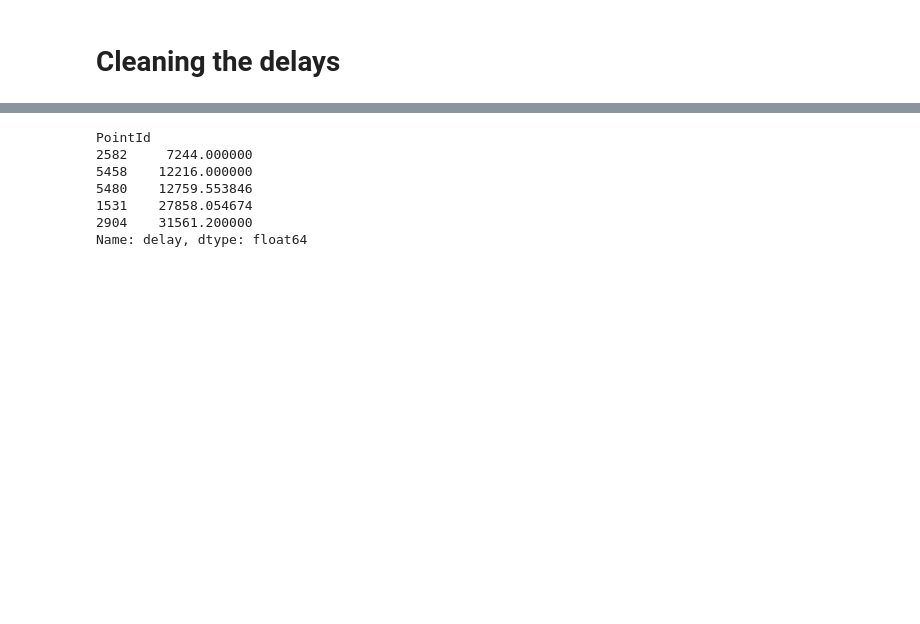
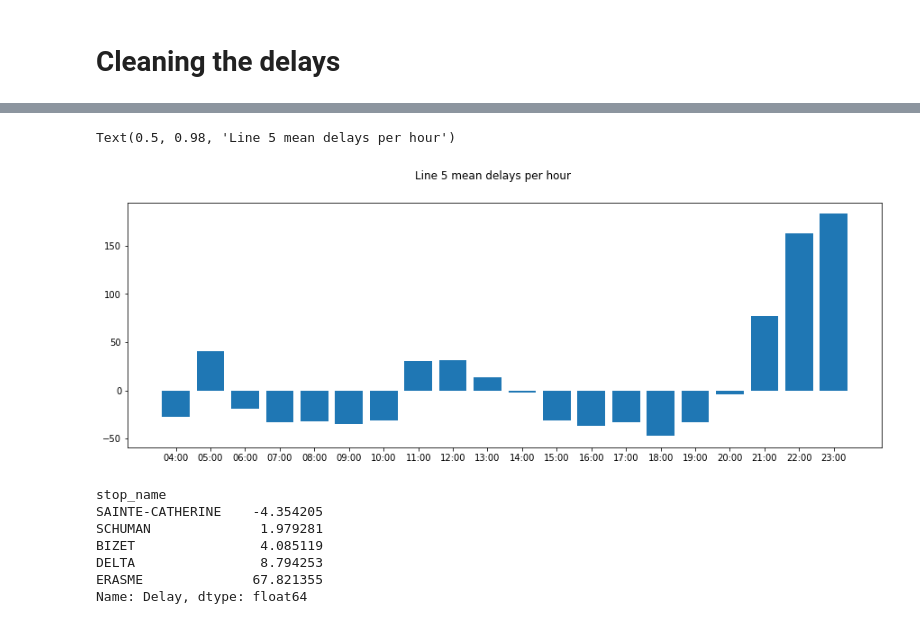
Before and after one commit to abroniewski/STIB-Hach-My-Ride, a Jupyter notebook: notebooks/assignment_2.ipynb, the cells around one changed output, grey strips where cells are left out. Drawn from its saved outputs; the diff is of its cells as text; code cells hidden in the pictures; blank space fills up the shorter version.

```diff
--- a/notebooks/assignment_2.ipynb
+++ b/notebooks/assignment_2.ipynb
@@ -291,0 +583,5 @@ See the caveats in the documentation: https://pandas.pydata.org/pandas-docs/stab
+# %%
+final_delays = pd.read_csv('/content/drive/MyDrive/hach-my-ride/final_filtered_delays.csv')
+# %%
+final_delays = final_delays.merge(stops[['stop_name', 'stop_id']], left_on='CurrentStop', right_on='stop_id')
+final_delays = final_delays.drop(columns=['stop_id'])
@@ -291,0 +597,5 @@ See the caveats in the documentation: https://pandas.pydata.org/pandas-docs/stab
+# %%
+# creating the hour_interval column to know in which hour is the delay
+final_delays['hour_interval'] = final_delays['Hour'].apply(lambda x: str(x.split(':')[0] + ':00'))
+# %%
+line5 = final_delays[final_delays['LineId'] == 5]
@@ -292,14 +611,27 @@ See the caveats in the documentation: https://pandas.pydata.org/pandas-docs/stab
+# %%
+# What point of the day do we have the biggest delays for line 5?
+
+line5_delay = line5.groupby('hour_interval', as_index=False)['Delay'].mean()
+line5_delay['hour_interval'].values
+line5_delay['Delay'].values
+
+fig, ax = plt.subplots(figsize=(15, 5))
+ax.bar(line5_delay['hour_interval'].values,line5_delay['Delay'].values)
+fig.suptitle('Line 5 mean delays per hour')
+# %% [output]
+Text(0.5, 0.98, 'Line 5 mean delays per hour')
+[figure, added]
 # %%
-# stops that have the biggest delay
-delay_by_stop = delays.groupby('PointId')['delay'].mean()
+# stops that have the biggest delay on line 5
+delay_by_stop = line5.groupby('stop_name')['Delay'].mean()
 delay_by_stop = delay_by_stop.sort_values()
 delay_by_stop.tail()
 # %% [output]
-PointId
-2582     7244.000000
-5458    12216.000000
-5480    12759.553846
-1531    27858.054674
-2904    31561.200000
-Name: delay, dtype: float64
+stop_name
+SAINTE-CATHERINE    -4.354205
+SCHUMAN              1.979281
+BIZET                4.085119
+DELTA                8.794253
+ERASME              67.821355
+Name: Delay, dtype: float64
 # %%
```
Also changed, not shown: parts of 150 cells of this notebook.
